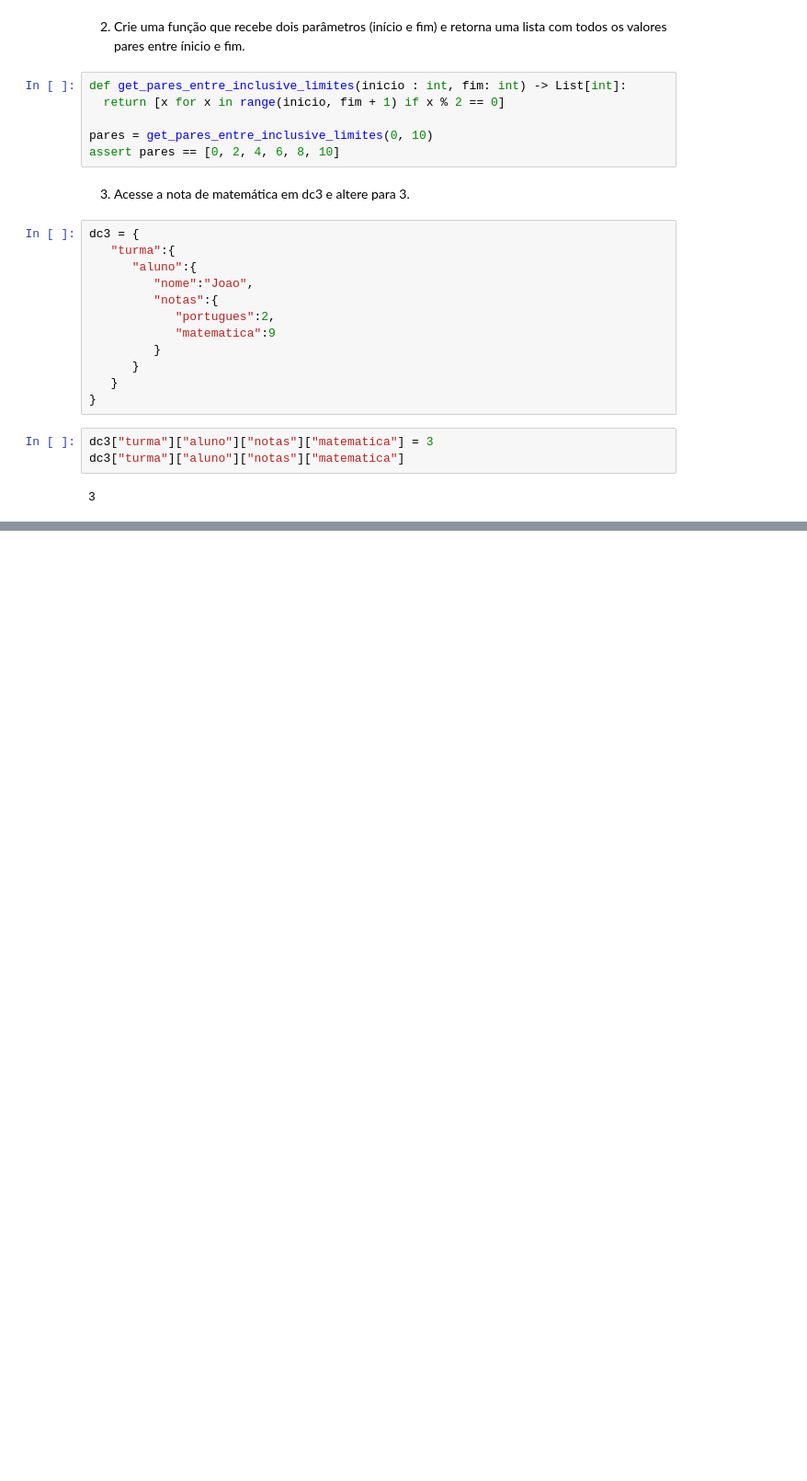
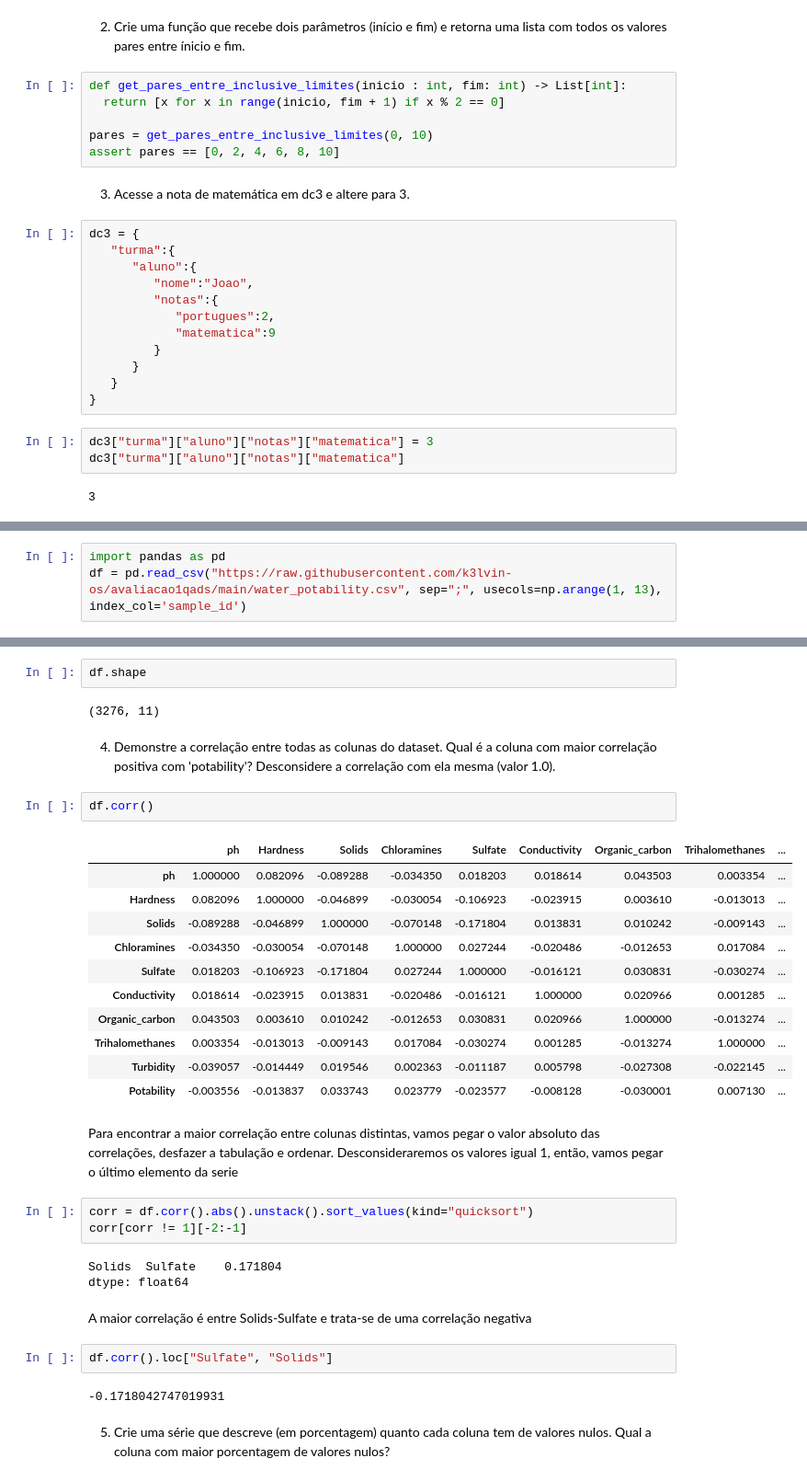
Before and after one commit to k3lvin-os/avaliacao1qads, a Jupyter notebook: Avaliacao.ipynb, the cells around one changed output, grey strips where cells are left out. Shown at 92% size. Drawn from its saved outputs; the diff is of its cells as text; blank space fills up the shorter version.

```diff
--- a/Avaliacao.ipynb
+++ b/Avaliacao.ipynb
@@ -69,0 +70,3 @@ dc3["turma"]["aluno"]["notas"]["matematica"]
+# %%
+import pandas as pd
+df = pd.read_csv("https://raw.githubusercontent.com/k3lvin-os/avaliacao1qads/main/water_potability.csv", sep=";", usecols=np.arange(1, 13), index_col='sample_id')
@@ -69,0 +79,37 @@ dc3["turma"]["aluno"]["notas"]["matematica"]
+# %%
+df.shape
+# %% [output]
+(3276, 11)
+# %% [markdown]
+4. Demonstre a correlação entre todas as colunas do dataset. Qual é a coluna com maior correlação positiva com 'potability'? Desconsidere a correlação com ela mesma (valor 1.0).
+# %%
+df.corr()
+# %% [output]
+|  | ph | Hardness | Solids | Chloramines | Sulfate | Conductivity | Organic_carbon | Trihalomethanes | ... |
+| ph | 1.000000 | 0.082096 | -0.089288 | -0.034350 | 0.018203 | 0.018614 | 0.043503 | 0.003354 | ... |
+| Hardness | 0.082096 | 1.000000 | -0.046899 | -0.030054 | -0.106923 | -0.023915 | 0.003610 | -0.013013 | ... |
+| Solids | -0.089288 | -0.046899 | 1.000000 | -0.070148 | -0.171804 | 0.013831 | 0.010242 | -0.009143 | ... |
+| Chloramines | -0.034350 | -0.030054 | -0.070148 | 1.000000 | 0.027244 | -0.020486 | -0.012653 | 0.017084 | ... |
+| Sulfate | 0.018203 | -0.106923 | -0.171804 | 0.027244 | 1.000000 | -0.016121 | 0.030831 | -0.030274 | ... |
+| Conductivity | 0.018614 | -0.023915 | 0.013831 | -0.020486 | -0.016121 | 1.000000 | 0.020966 | 0.001285 | ... |
+| Organic_carbon | 0.043503 | 0.003610 | 0.010242 | -0.012653 | 0.030831 | 0.020966 | 1.000000 | -0.013274 | ... |
+| Trihalomethanes | 0.003354 | -0.013013 | -0.009143 | 0.017084 | -0.030274 | 0.001285 | -0.013274 | 1.000000 | ... |
+| Turbidity | -0.039057 | -0.014449 | 0.019546 | 0.002363 | -0.011187 | 0.005798 | -0.027308 | -0.022145 | ... |
+| Potability | -0.003556 | -0.013837 | 0.033743 | 0.023779 | -0.023577 | -0.008128 | -0.030001 | 0.007130 | ... |
+# %% [markdown]
+Para encontrar a maior correlação entre colunas distintas, vamos pegar o valor absoluto das correlações, desfazer a tabulação e ordenar. Desconsideraremos os valores igual 1, então, vamos pegar o último elemento da serie
+# %%
+corr = df.corr().abs().unstack().sort_values(kind="quicksort")
+corr[corr != 1][-2:-1]
+# %% [output]
+Solids  Sulfate    0.171804
+dtype: float64
+# %% [markdown]
+A maior correlação é entre Solids-Sulfate e trata-se de uma correlação negativa
+# %%
+df.corr().loc["Sulfate", "Solids"]
+# %% [output]
+-0.1718042747019931
+# %% [markdown]
+
+5. Crie uma série que descreve (em porcentagem) quanto cada coluna tem de valores nulos. Qual a coluna com maior porcentagem de valores nulos?
```
Also changed, not shown: parts of 20 cells of this notebook.
